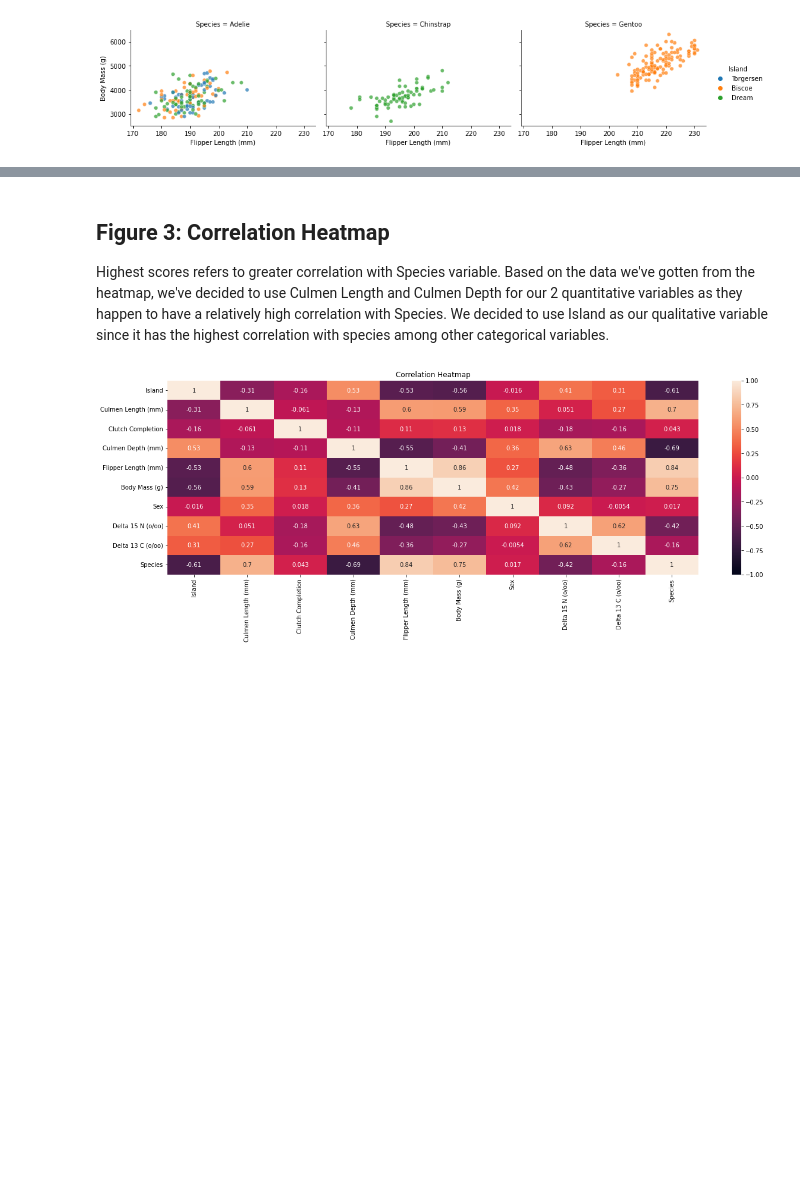
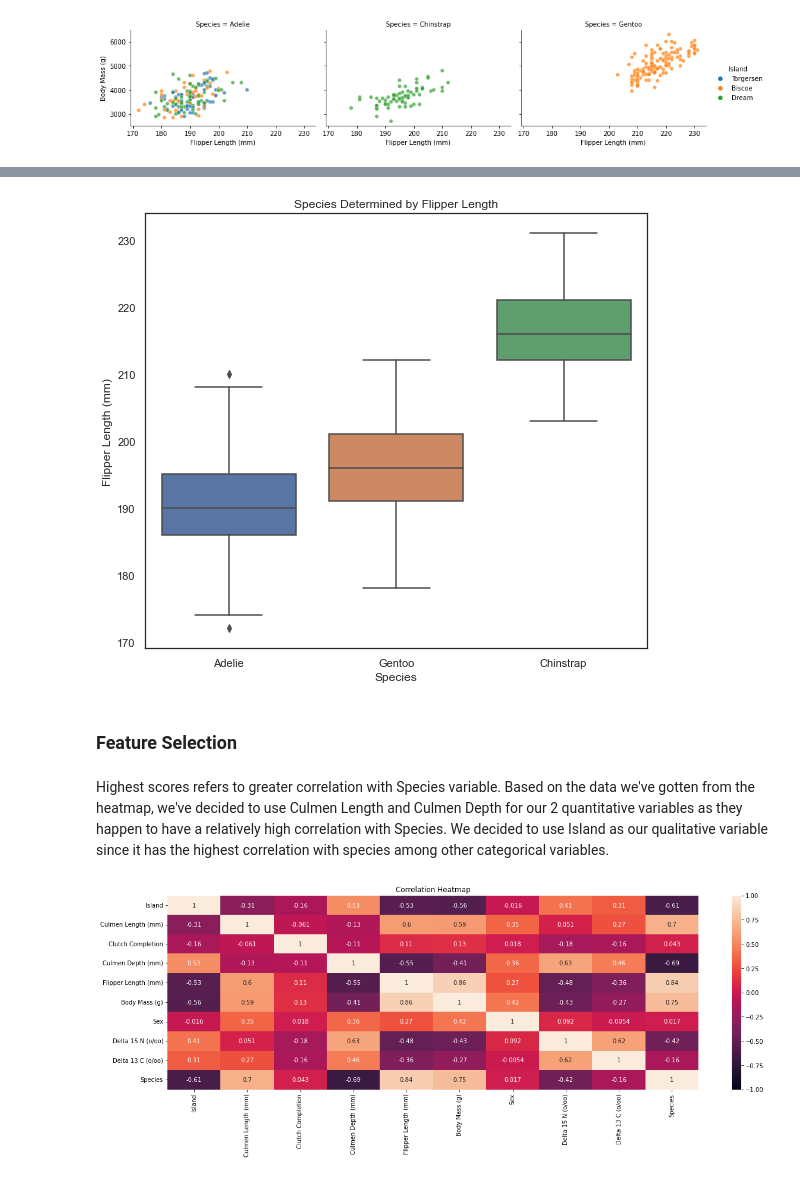
Before and after one commit to ryankkien/penguinsproject, a Jupyter notebook: penguinsproject.ipynb, the cells around one changed output, grey strips where cells are left out. Cells and saved outputs as stored; diff of their text form; code cells hidden in the pictures; blank space fills up the shorter version.

```diff
--- a/penguinsproject.ipynb
+++ b/penguinsproject.ipynb
@@ -290,5 +296,24 @@ fgrid = sns.relplot(x = 'Flipper Length (mm)',
+# %%
+# size of box plot
+fig = plt.figure(figsize =(9, 8))
+
+# background of the figure
+sns.set_theme(style = "white")
+
+# flipper length determines the species of penguins
+sns.boxplot(x = "Species", y = "Flipper Length (mm)", data = penguins)
+
+# first is adelie, second is gentoo, third is chinstrap
+plt.xticks([0, 1, 2], ['Adelie', 'Gentoo', 'Chinstrap'])
+
+# title of figure
+plt.title('Species Determined by Flipper Length')
+plt.show()
+# %% [output]
+[figure, added]
+# %% [markdown]
+### Feature Selection
 # %% [markdown]
-## Figure 3: Correlation Heatmap
 Highest scores refers to greater correlation with Species variable.  Based on the data we've gotten from the heatmap, we've decided to use Culmen Length and Culmen Depth for our 2 quantitative variables as they happen to have a relatively high correlation with Species. We decided to use Island as our qualitative variable since it has the highest correlation with species among other categorical variables.
 # %%
 train = pd.concat([X_train,y_train],axis=1)
```
Also changed, not shown: parts of 14 cells of this notebook.
